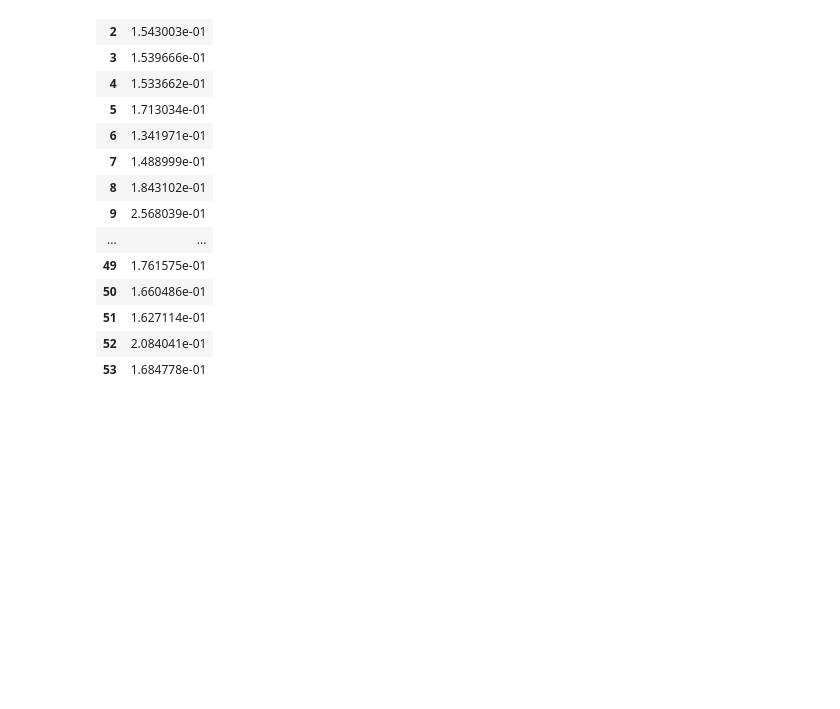
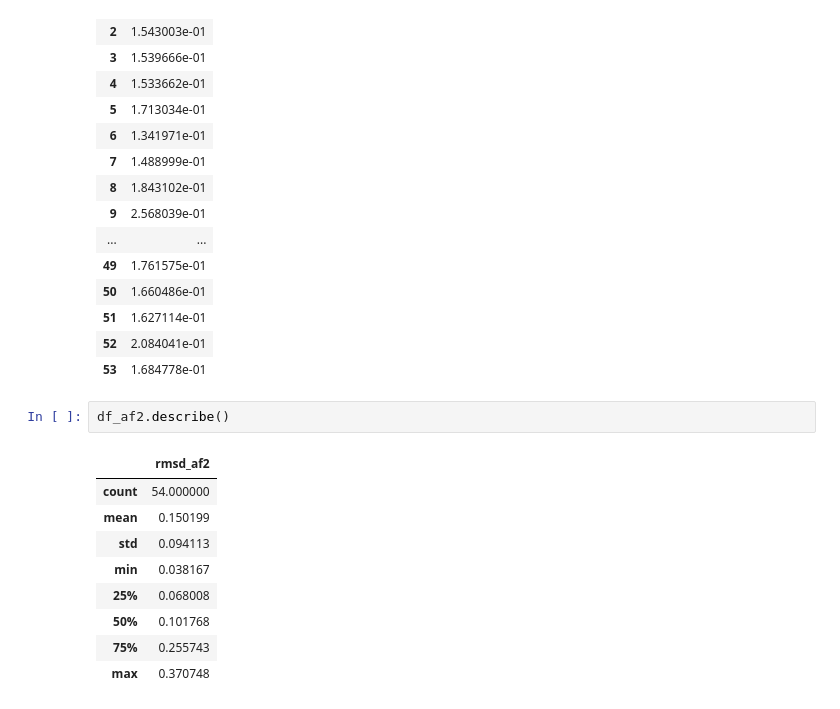
Before and after one commit to HCEhlers/master_thesis, a Jupyter notebook: notebooks/AF2_notebooks/RMSD_AF2_PDB_P00720.ipynb, the cells around one changed output. Cells and saved outputs as stored; diff of their text form; blank space fills up the shorter version.

Commit message:
update readme and describe df

```diff
--- a/notebooks/AF2_notebooks/RMSD_AF2_PDB_P00720.ipynb
+++ b/notebooks/AF2_notebooks/RMSD_AF2_PDB_P00720.ipynb
@@ -632,3 +632,15 @@ df_pdb
 | 51 | 1.627114e-01 |
 | 52 | 2.084041e-01 |
 | 53 | 1.684778e-01 |
+# %%
+df_af2.describe()
+# %% [output]
+|  | rmsd_af2 |
+| count | 54.000000 |
+| mean | 0.150199 |
+| std | 0.094113 |
+| min | 0.038167 |
+| 25% | 0.068008 |
+| 50% | 0.101768 |
+| 75% | 0.255743 |
+| max | 0.370748 |
```
Also changed, not shown: 14 other files.
